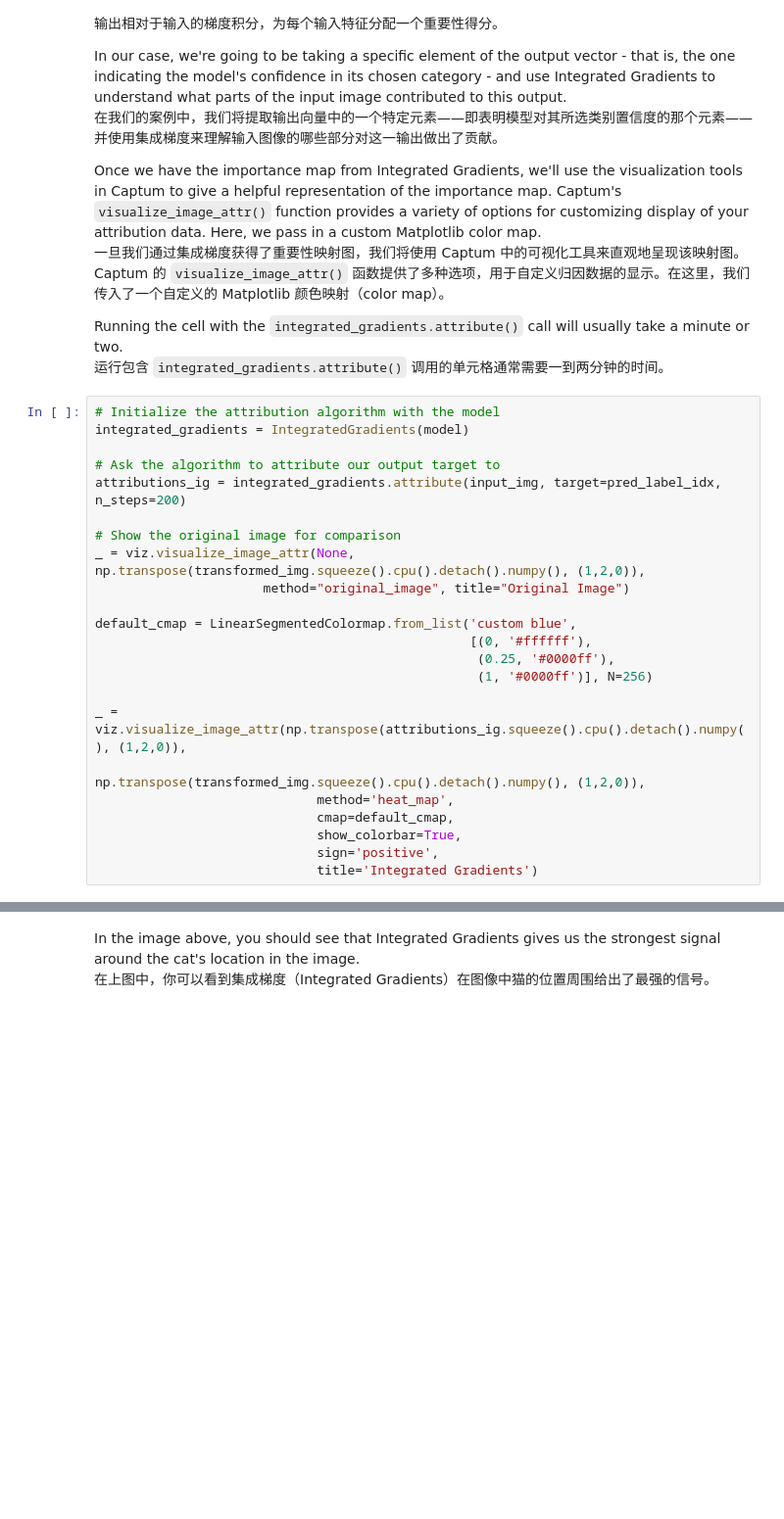
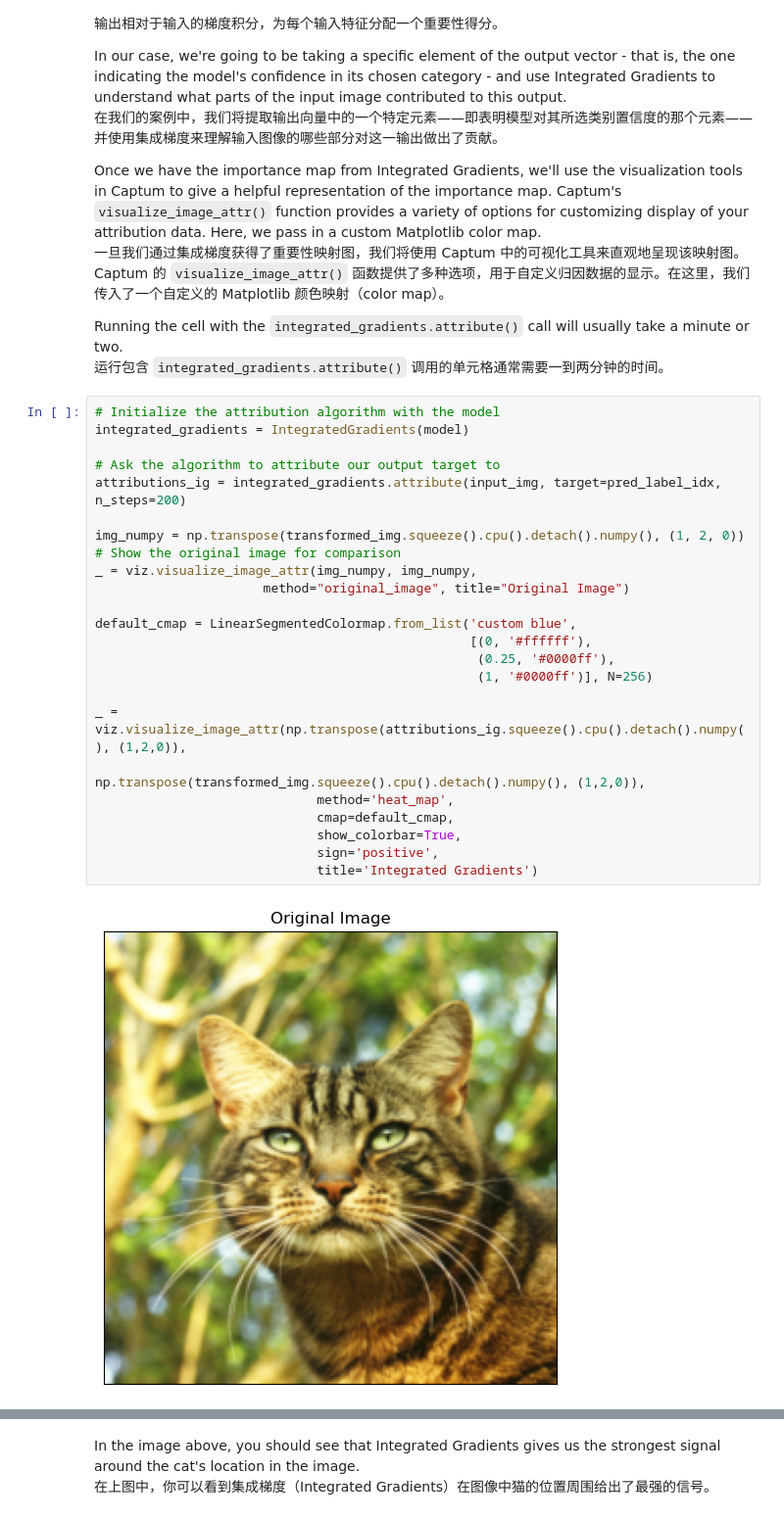
Before and after one commit to Ekko306/deeplearning-101, a Jupyter notebook: Pytorch-official-document/Introduction to PyTorch_YouTube/7_captumyt.ipynb, the cells around one changed output, grey strips where cells are left out. Shown at 98% size. Cells and saved outputs as stored; diff of their text form; blank space fills up the shorter version.

```diff
--- a/Pytorch-official-document/Introduction to PyTorch_YouTube/7_captumyt.ipynb
+++ b/Pytorch-official-document/Introduction to PyTorch_YouTube/7_captumyt.ipynb
@@ -285,23 +291,26 @@ usually take a minute or two.
 # %%
 # Initialize the attribution algorithm with the model
 integrated_gradients = IntegratedGradients(model)
 
 # Ask the algorithm to attribute our output target to
 attributions_ig = integrated_gradients.attribute(input_img, target=pred_label_idx, n_steps=200)
 
+img_numpy = np.transpose(transformed_img.squeeze().cpu().detach().numpy(), (1, 2, 0))
 # Show the original image for comparison
-_ = viz.visualize_image_attr(None, np.transpose(transformed_img.squeeze().cpu().detach().numpy(), (1,2,0)),
+_ = viz.visualize_image_attr(img_numpy, img_numpy,
                       method="original_image", title="Original Image")
 
 default_cmap = LinearSegmentedColormap.from_list('custom blue',
                                                  [(0, '#ffffff'),
                                                   (0.25, '#0000ff'),
                                                   (1, '#0000ff')], N=256)
 
 _ = viz.visualize_image_attr(np.transpose(attributions_ig.squeeze().cpu().detach().numpy(), (1,2,0)),
                              np.transpose(transformed_img.squeeze().cpu().detach().numpy(), (1,2,0)),
                              method='heat_map',
                              cmap=default_cmap,
                              show_colorbar=True,
                              sign='positive',
                              title='Integrated Gradients')
+# %% [output]
+[figure, added]
```
Also changed, not shown: parts of 9 cells of this notebook, 4 other files.
